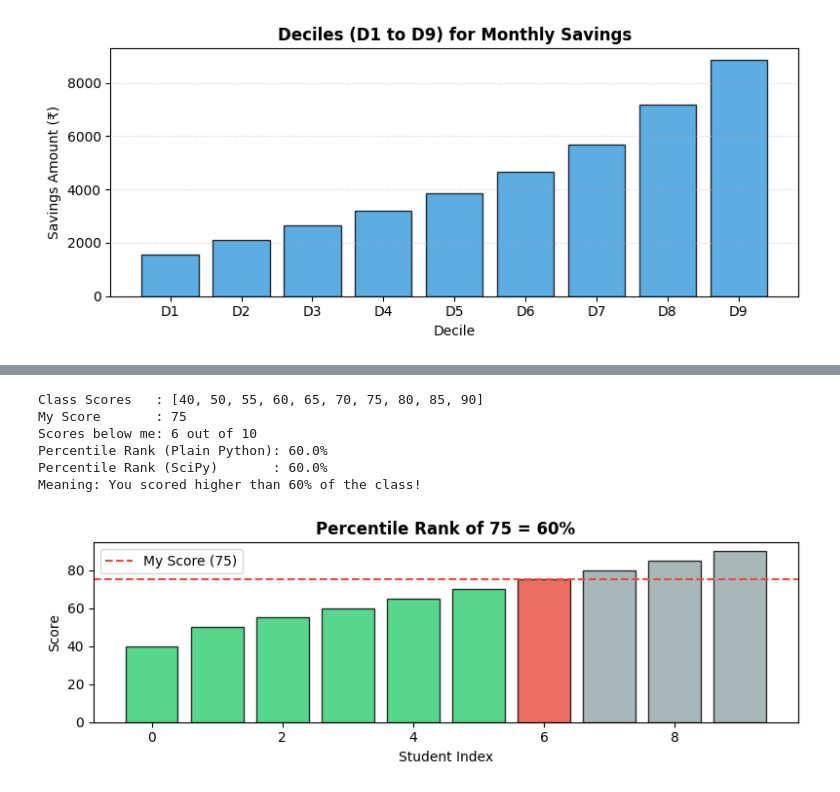
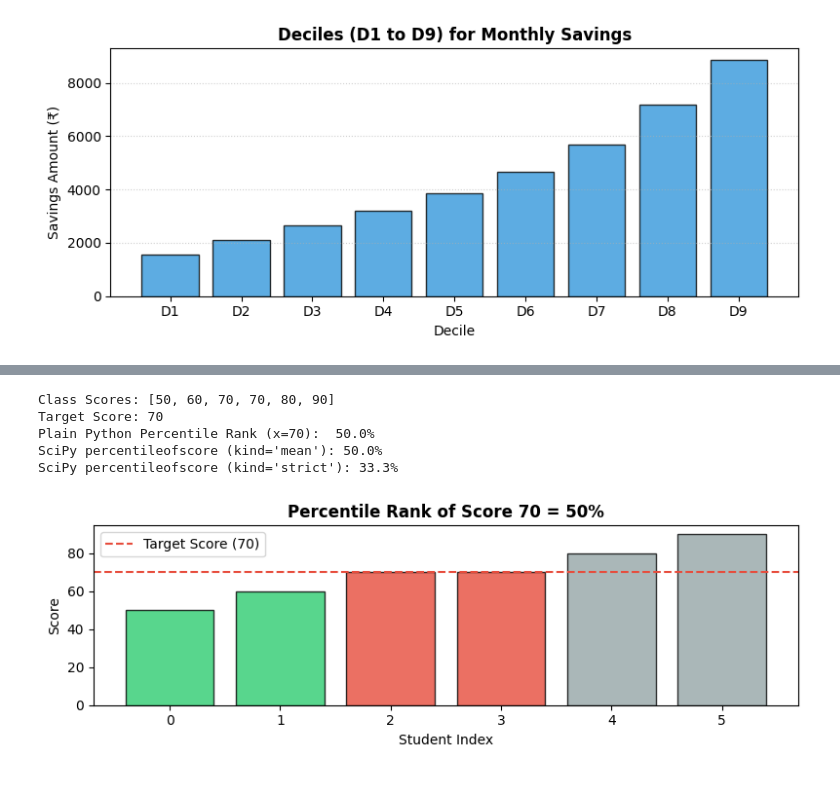
Before and after one commit to Abiads/CDAC-Data-Analytics, a Jupyter notebook: Day7/01_statistical_measure/03_measures_of_positions.ipynb, the cells around one changed output, grey strips where cells are left out. Cells and saved outputs as stored; diff of their text form; code cells hidden in the pictures.

```diff
--- a/Day7/01_statistical_measure/03_measures_of_positions.ipynb
+++ b/Day7/01_statistical_measure/03_measures_of_positions.ipynb
@@ -188,38 +365,38 @@ Deciles for Monthly Savings:
 # %%
-# 4. Percentile Rank Example
-class_scores = [40, 50, 55, 60, 65, 70, 75, 80, 85, 90]
-my_score = 75
+# 6. Percentile Rank Example
+scores = [50, 60, 70, 70, 80, 90]
+target_score = 70
 
 # Plain Python
-count_below = sum(1 for s in class_scores if s < my_score)
-pr_python = (count_below / len(class_scores)) * 100
+count_less = sum(1 for x in scores if x < target_score)
+count_equal = sum(1 for x in scores if x == target_score)
+pr_python = ((count_less + 0.5 * count_equal) / len(scores)) * 100
 
-# Using SciPy
-pr_scipy = stats.percentileofscore(class_scores, my_score, kind='strict')
+# SciPy Library (stats.percentileofscore)
+pr_scipy_strict = stats.percentileofscore(scores, target_score, kind='strict') # strict counts < target
+pr_scipy_mean = stats.percentileofscore(scores, target_score, kind='mean')     # splits ties (matches formula)
 
-print(f"Class Scores   : {class_scores}")
-print(f"My Score       : {my_score}")
-print(f"Scores below me: {count_below} out of {len(class_scores)}")
-print(f"Percentile Rank (Plain Python): {pr_python:.1f}%")
-print(f"Percentile Rank (SciPy)       : {pr_scipy:.1f}%")
-print(f"Meaning: You scored higher than {pr_python:.0f}% of the class!")
+print(f"Class Scores: {scores}")
+print(f"Target Score: {target_score}")
+print(f"Plain Python Percentile Rank (x=70):  {pr_python:.1f}%")
+print(f"SciPy percentileofscore (kind='mean'): {pr_scipy_mean:.1f}%")
+print(f"SciPy percentileofscore (kind='strict'): {pr_scipy_strict:.1f}%")
 
 # Visual display
 plt.figure(figsize=(8, 2.8))
-colors = ['#2ecc71' if s < my_score else ('#e74c3c' if s == my_score else '#95a5a6') for s in class_scores]
-plt.bar(range(len(class_scores)), class_scores, color=colors, edgecolor='black', alpha=0.8)
-plt.axhline(my_score, color='#e74c3c', linestyle='--', label=f'My Score ({my_score})')
-plt.title(f'Percentile Rank of {my_score} = {pr_python:.0f}%', fontweight='bold')
+colors = ['#2ecc71' if s < target_score else ('#e74c3c' if s == target_score else '#95a5a6') for s in scores]
+plt.bar(range(len(scores)), scores, color=colors, edgecolor='black', alpha=0.8)
+plt.axhline(target_score, color='#e74c3c', linestyle='--', label=f'Target Score ({target_score})')
+plt.title(f'Percentile Rank of Score {target_score} = {pr_python:.0f}%', fontweight='bold')
 plt.xlabel('Student Index')
 plt.ylabel('Score')
 plt.legend()
 plt.tight_layout()
 plt.show()
 # %% [output]
-Class Scores   : [40, 50, 55, 60, 65, 70, 75, 80, 85, 90]
-My Score       : 75
-Scores below me: 6 out of 10
-Percentile Rank (Plain Python): 60.0%
-Percentile Rank (SciPy)       : 60.0%
-Meaning: You scored higher than 60% of the class!
+Class Scores: [50, 60, 70, 70, 80, 90]
+Target Score: 70
+Plain Python Percentile Rank (x=70):  50.0%
+SciPy percentileofscore (kind='mean'): 50.0%
+SciPy percentileofscore (kind='strict'): 33.3%
-[figure, old version]
+[figure, new version]
```
Also changed, not shown: parts of 23 cells of this notebook.
